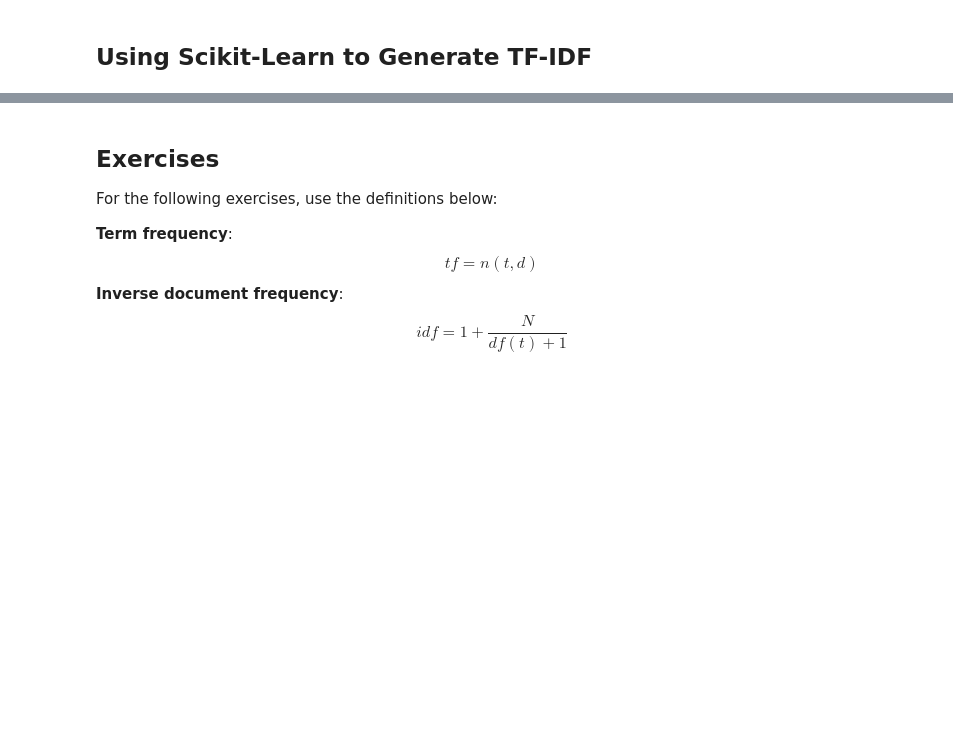
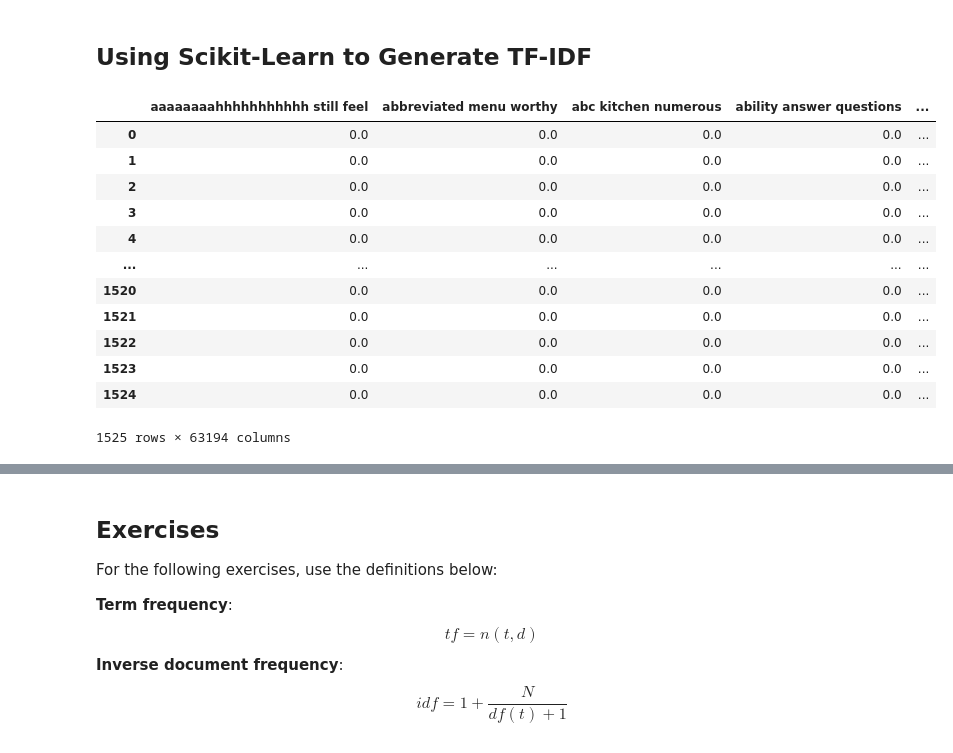
Before and after one commit to ychennay/dso-560-nlp-text-analytics, a Jupyter notebook: week3/Cosine Similarity, PMI, Collocation.ipynb, the cells around one changed output, grey strips where cells are left out. Drawn from its saved outputs; the diff is of its cells as text; code cells hidden in the pictures; blank space fills up the shorter version.

```diff
--- a/week3/Cosine Similarity, PMI, Collocation.ipynb
+++ b/week3/Cosine Similarity, PMI, Collocation.ipynb
@@ -177,3 +179,20 @@ corpus = list(df["review"].values)
 X = vectorizer.fit_transform(corpus)
 terms = vectorizer.get_feature_names()
 tf_idf = pd.DataFrame(X.toarray().transpose(), index=terms)
+# %%
+df = pd.DataFrame(X.toarray(), columns=terms)
+df
+# %% [output]
+|  | aaaaaaaahhhhhhhhhhh still feel | abbreviated menu worthy | abc kitchen numerous | ability answer questions | ... |
+| 0 | 0.0 | 0.0 | 0.0 | 0.0 | ... |
+| 1 | 0.0 | 0.0 | 0.0 | 0.0 | ... |
+| 2 | 0.0 | 0.0 | 0.0 | 0.0 | ... |
+| 3 | 0.0 | 0.0 | 0.0 | 0.0 | ... |
+| 4 | 0.0 | 0.0 | 0.0 | 0.0 | ... |
+| ... | ... | ... | ... | ... | ... |
+| 1520 | 0.0 | 0.0 | 0.0 | 0.0 | ... |
+| 1521 | 0.0 | 0.0 | 0.0 | 0.0 | ... |
+| 1522 | 0.0 | 0.0 | 0.0 | 0.0 | ... |
+| 1523 | 0.0 | 0.0 | 0.0 | 0.0 | ... |
+| 1524 | 0.0 | 0.0 | 0.0 | 0.0 | ... |
+1525 rows × 63194 columns
```
Also changed, not shown: parts of 5 cells of this notebook, 4 other files.
